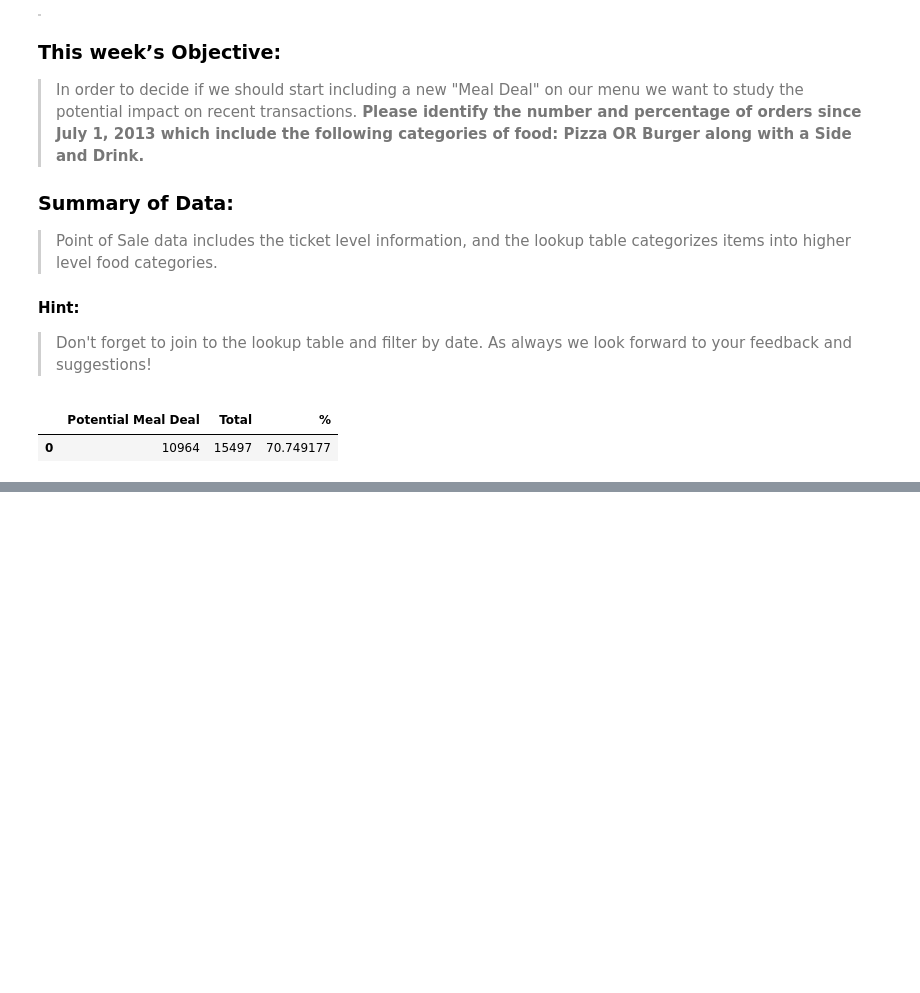
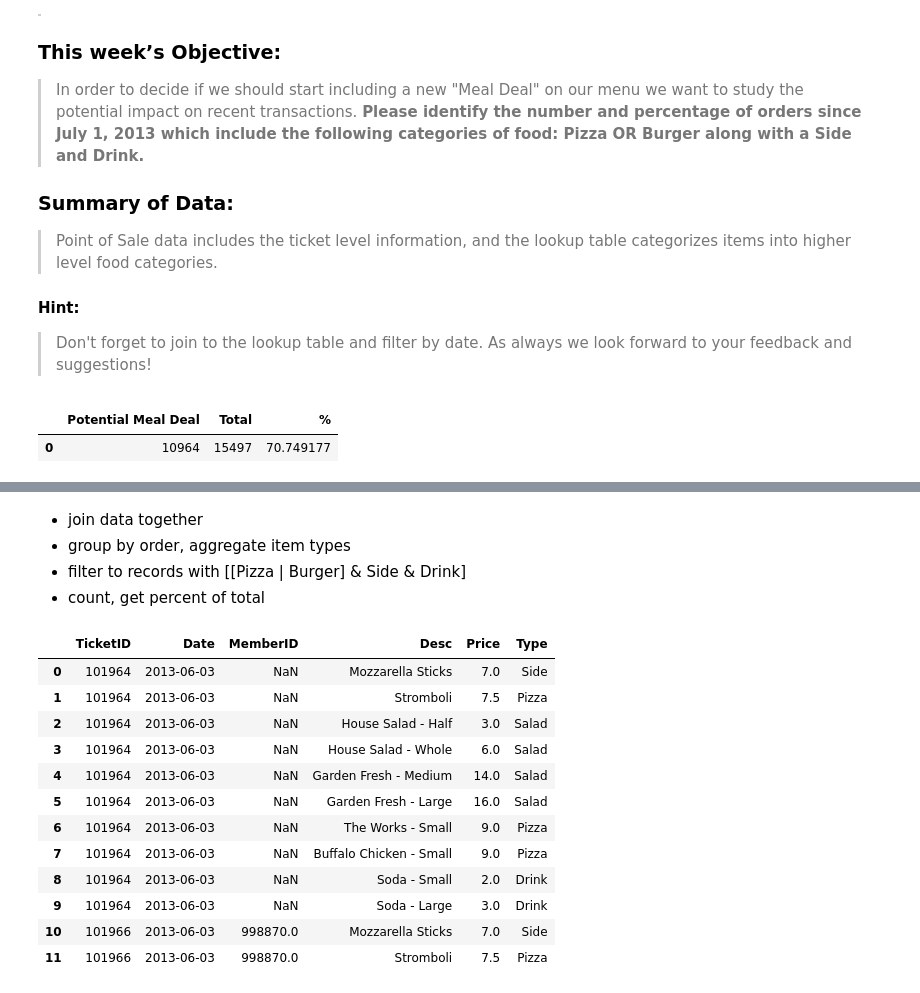
Before and after one commit to ajsultanov/alteryx-in-python, a Jupyter notebook: 8/challenge8.ipynb, the cells around one changed output, grey strips where cells are left out. Cells and saved outputs as stored; diff of their text form; code cells hidden in the pictures; blank space fills up the shorter version.

```diff
--- a/8/challenge8.ipynb
+++ b/8/challenge8.ipynb
@@ -71,0 +90,4 @@ df2.head(10)
+# %%
+df['Date'] = pd.to_datetime(df['Date'], format="%Y-%m-%d")
+df = df[df['Date'] >= datetime.datetime(2013, 6, 1)]
+df
@@ -71,0 +122,22 @@ df2.head(10)
+# %% [markdown]
+- join data together
+- group by order, aggregate item types
+- filter to records with [[Pizza | Burger] & Side & Drink]
+- count, get percent of total
+# %%
+df_merge = df.merge(df2, on='Desc')
+df_merge.head(12)
+# %% [output]
+|  | TicketID | Date | MemberID | Desc | Price | Type |
+| 0 | 101964 | 2013-06-03 | NaN | Mozzarella Sticks | 7.0 | Side |
+| 1 | 101964 | 2013-06-03 | NaN | Stromboli | 7.5 | Pizza |
+| 2 | 101964 | 2013-06-03 | NaN | House Salad - Half | 3.0 | Salad |
+| 3 | 101964 | 2013-06-03 | NaN | House Salad - Whole | 6.0 | Salad |
+| 4 | 101964 | 2013-06-03 | NaN | Garden Fresh - Medium | 14.0 | Salad |
+| 5 | 101964 | 2013-06-03 | NaN | Garden Fresh - Large | 16.0 | Salad |
+| 6 | 101964 | 2013-06-03 | NaN | The Works - Small | 9.0 | Pizza |
+| 7 | 101964 | 2013-06-03 | NaN | Buffalo Chicken - Small | 9.0 | Pizza |
+| 8 | 101964 | 2013-06-03 | NaN | Soda - Small | 2.0 | Drink |
+| 9 | 101964 | 2013-06-03 | NaN | Soda - Large | 3.0 | Drink |
+| 10 | 101966 | 2013-06-03 | 998870.0 | Mozzarella Sticks | 7.0 | Side |
+| 11 | 101966 | 2013-06-03 | 998870.0 | Stromboli | 7.5 | Pizza |
```
Also changed, not shown: parts of 12 cells of this notebook, 4 other files.
